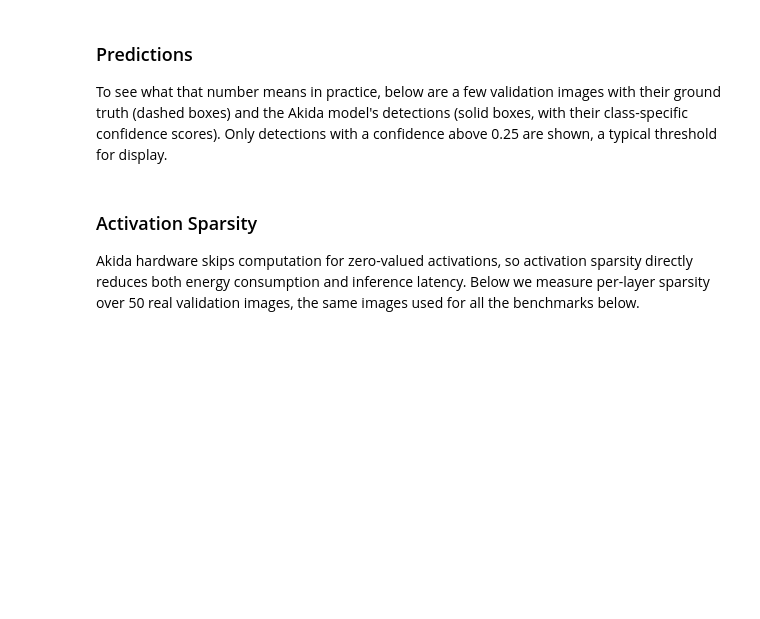
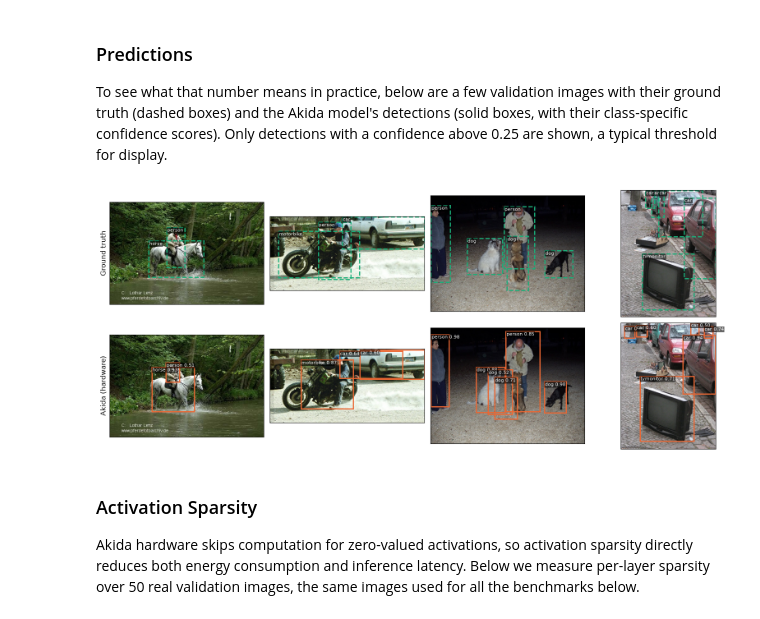
Before and after one commit to Brainchip-Inc/brainchip_devhub, a Jupyter notebook: akida1/model_zoo/detection/detection_notebook_benchmark.ipynb, the cells around one changed output. Drawn from its saved outputs; the diff is of its cells as text; code cells hidden in the pictures; blank space fills up the shorter version.

```diff
--- a/akida1/model_zoo/detection/detection_notebook_benchmark.ipynb
+++ b/akida1/model_zoo/detection/detection_notebook_benchmark.ipynb
@@ -153,9 +186,10 @@ from detection_eval import decode_output
 
 GT_COLOR, PRED_COLOR = '#1baf7a', '#eb6834'
 
-# Confidence threshold for plotted detections. mAP evaluation keeps detections down to
-# 0.01, which would clutter the plots; 0.25 is a typical threshold for display.
-DISPLAY_THRESHOLD = 0.25
+# Confidence threshold for plotted detections.
+# mAP evaluation keeps detections down to 0.01, which would clutter the plots;
+# It is typical to use a lower threshold for display.
+DISPLAY_THRESHOLD = 0.5
 
 
 def predict_boxes(model, raw_image, obj_threshold=DISPLAY_THRESHOLD, nms_threshold=0.5):
@@ -195,33 +229,35 @@ def draw_boxes(ax, image, boxes, color, linestyle='-'):
 
 def plot_detections(samples, predictions={}):
     """One column per image: ground truth on the top row, then one row per model."""
     rows = ['Ground truth'] + list(predictions)
     fig, axes = plt.subplots(len(rows), len(samples), squeeze=False,
                              figsize=(4 * len(samples), 3.3 * len(rows)))
     for col, sample in enumerate(samples):
         image = sample['image'].numpy()
         ground_truth = [(box, label, None) for box, label in
                         zip(sample['objects']['bbox'].numpy(), sample['objects']['label'].numpy())]
         draw_boxes(axes[0, col], image, ground_truth, GT_COLOR, linestyle='--')
         for row, name in enumerate(predictions, start=1):
             draw_boxes(axes[row, col], image, predictions[name][col], PRED_COLOR)
     for row, name in enumerate(rows):
         axes[row, 0].set_ylabel(name, fontsize=12)
     fig.tight_layout()
     plt.show()
 
 
 # A handful of validation images with a mix of classes, object sizes and crowding
 EXAMPLE_INDICES = [38, 124, 147, 243]
 example_samples = [sample for i, sample in enumerate(val_data_raw.take(max(EXAMPLE_INDICES) + 1))
                    if i in EXAMPLE_INDICES]
 
 
 predictions = {
     f'Akida ({backend})': [predict_boxes(akida_model, sample['image'].numpy())
                            for sample in example_samples],
 }
 plot_detections(example_samples, predictions)
+# %% [output]
+[figure, added]
 # %% [markdown]
 ### Activation Sparsity
 
```
Also changed, not shown: parts of 10 cells of this notebook.
